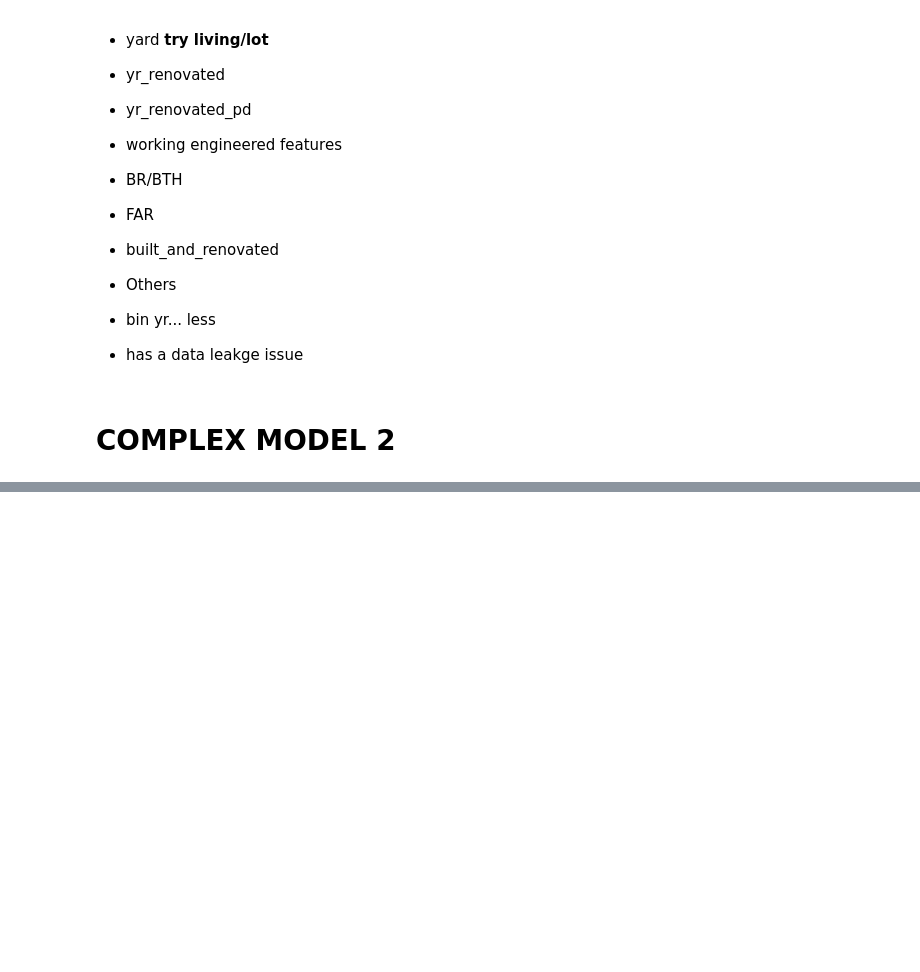
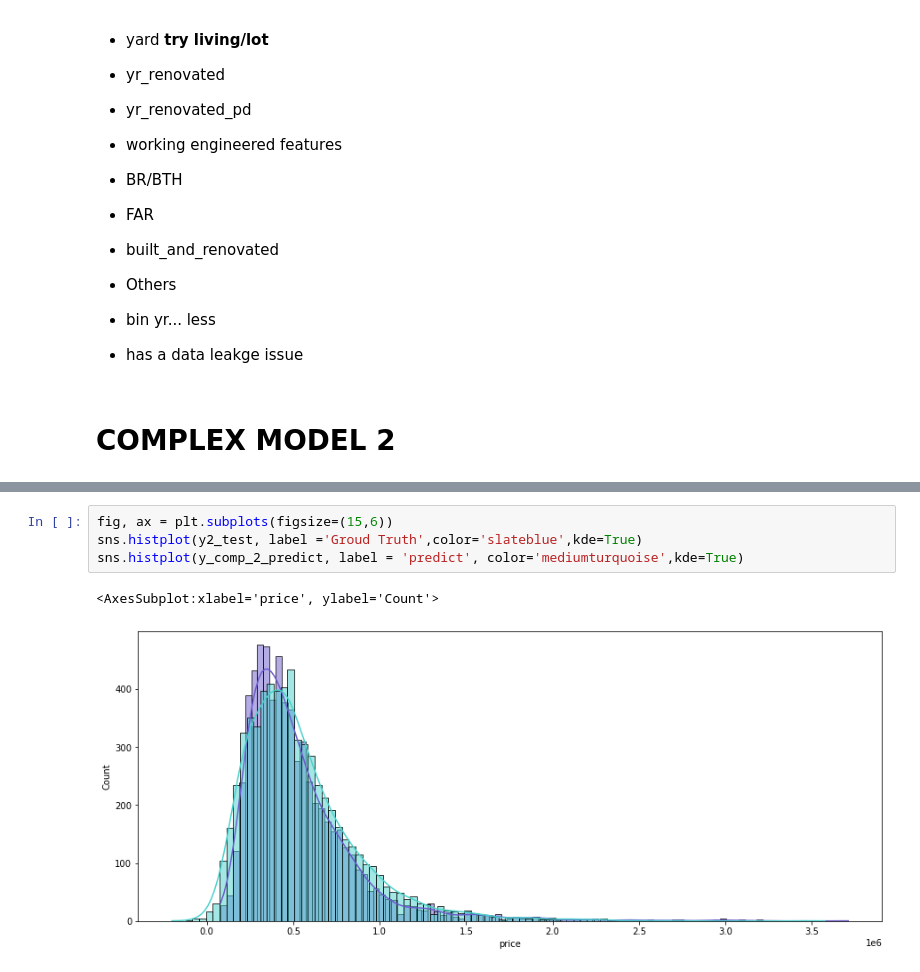
Before and after one commit to vivyhasadream/DS_P2_King-County-House-Sales-Predict, a Jupyter notebook: Han_3_Model.ipynb, the cells around one changed output, grey strips where cells are left out. Saved outputs shown, nothing was run; the diff lists cells and outputs as text; blank space fills up the shorter version.

```diff
--- a/Han_3_Model.ipynb
+++ b/Han_3_Model.ipynb
@@ -334,0 +304,7 @@ eval_env: 1
+# %%
+fig, ax = plt.subplots(figsize=(15,6))
+sns.histplot(y2_test, label ='Groud Truth',color='slateblue',kde=True)
+sns.histplot(y_comp_2_predict, label = 'predict', color='mediumturquoise',kde=True)
+# %% [output]
+<AxesSubplot:xlabel='price', ylabel='Count'>
+[figure, added]
```
Also changed, not shown: parts of 20 cells of this notebook.
